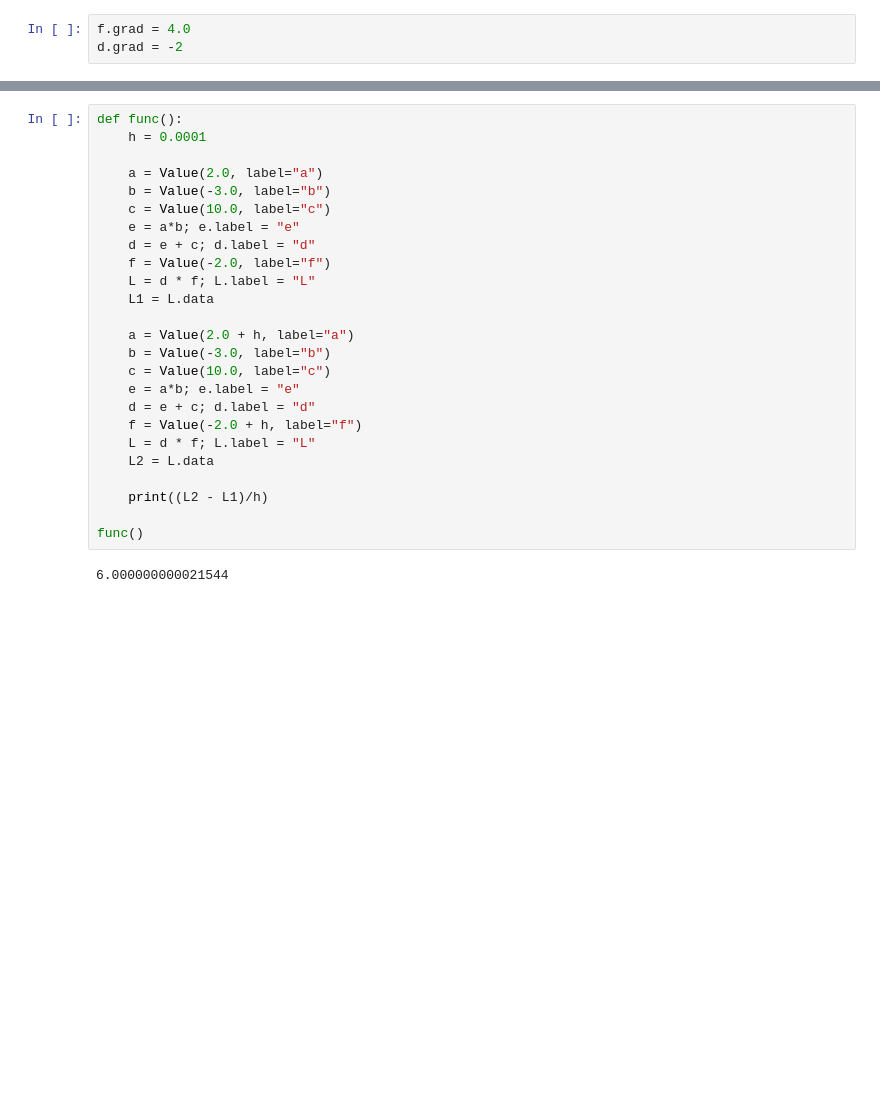
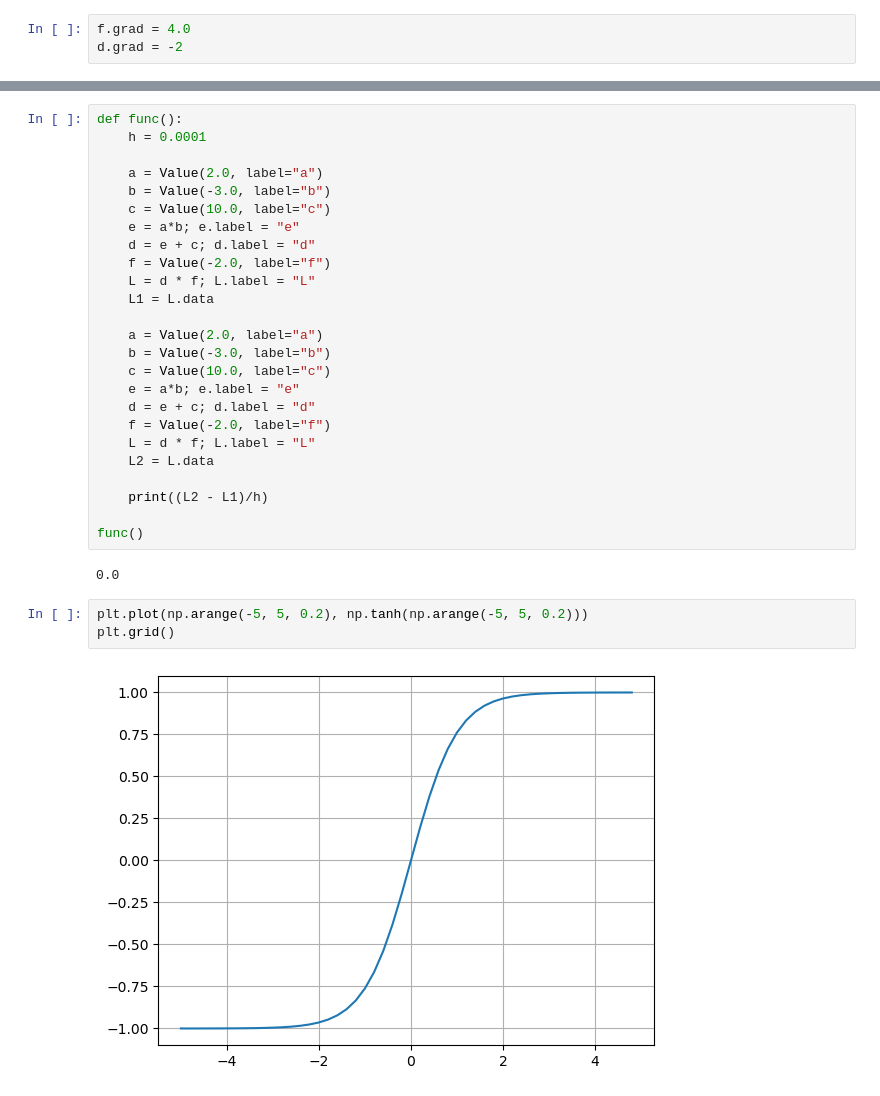
Before and after one commit to msenzanje/DSK-NN, a Jupyter notebook: Micrograd.ipynb, the cells around one changed output, grey strips where cells are left out. Drawn from its saved outputs; the diff is of its cells as text; blank space fills up the shorter version.

```diff
--- a/Micrograd.ipynb
+++ b/Micrograd.ipynb
@@ -156,12 +210,12 @@ def func():
     L = d * f; L.label = "L"
     L1 = L.data
 
-    a = Value(2.0 + h, label="a")
+    a = Value(2.0, label="a")
     b = Value(-3.0, label="b")
     c = Value(10.0, label="c")
     e = a*b; e.label = "e"
     d = e + c; d.label = "d"
-    f = Value(-2.0 + h, label="f")
+    f = Value(-2.0, label="f")
     L = d * f; L.label = "L"
     L2 = L.data
 
@@ -169,4 +223,9 @@ def func():
 
 func()
 # %% [output]
-6.000000000021544
+0.0
+# %%
+plt.plot(np.arange(-5, 5, 0.2), np.tanh(np.arange(-5, 5, 0.2)))
+plt.grid()
+# %% [output]
+[figure, added]
```
Also changed, not shown: parts of 19 cells of this notebook.
